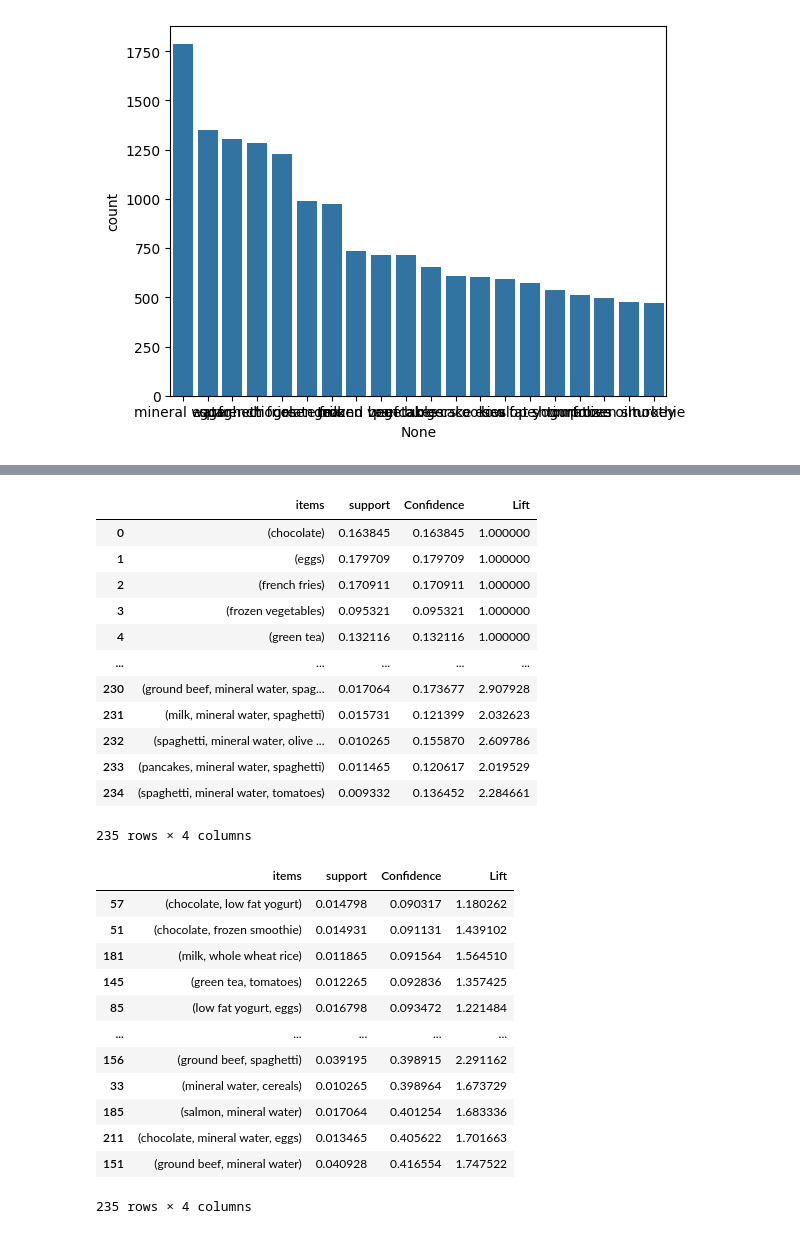
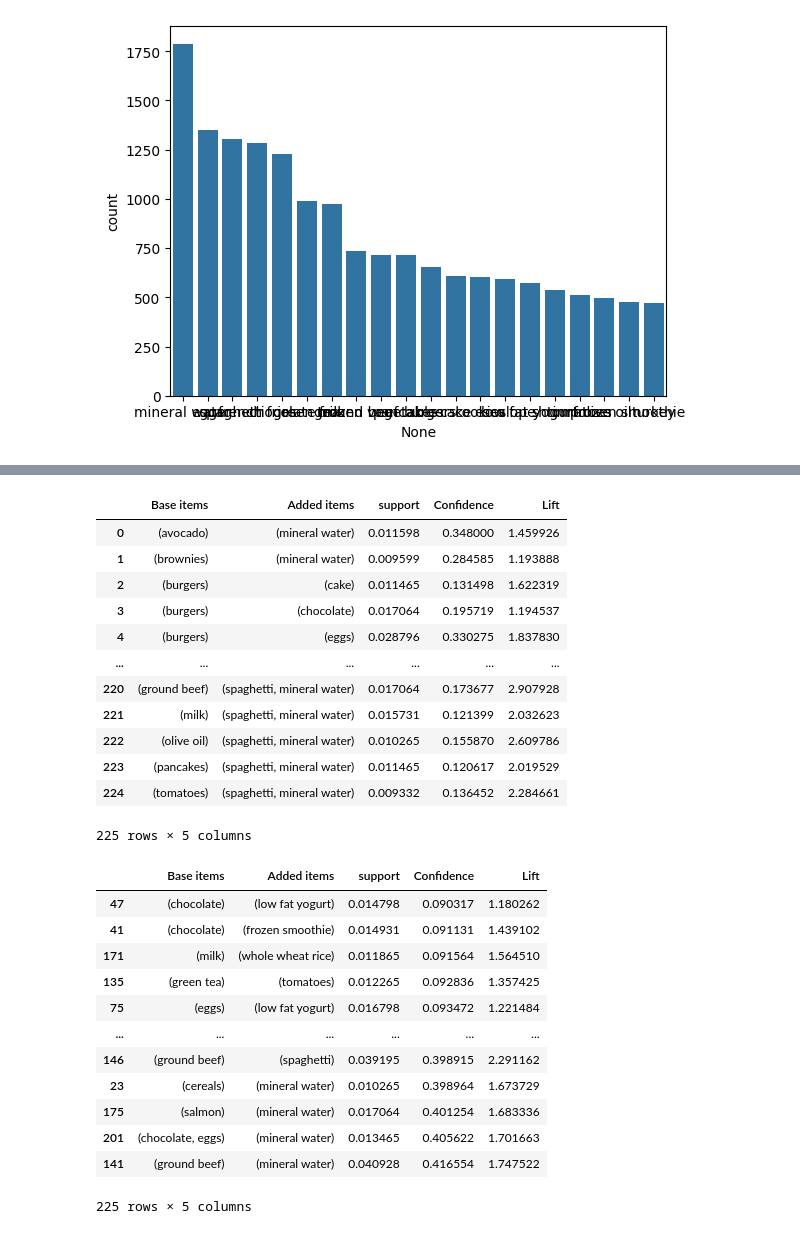
Before and after one commit to Neevs1/ML-practicals, a Jupyter notebook: Assignment 5/Assignment 5.ipynb, the cells around one changed output, grey strips where cells are left out. Drawn from its saved outputs; the diff is of its cells as text; code cells hidden in the pictures.

```diff
--- a/Assignment 5/Assignment 5.ipynb
+++ b/Assignment 5/Assignment 5.ipynb
@@ -74,52 +93,57 @@ rules2 = apriori(basketList,min_support=0.008,min_confidence=0.02)
 r2 = list(rules2)
 # %%
 frequent_items = []
+added_items = []
 supports = []
 confidences = []
 lifts = []
 # %%
 for r in r1:
-    frequent_items.append(r.items)
+    if(len(r.ordered_statistics[0].items_base)==0):
+        continue
+    frequent_items.append(r.ordered_statistics[0].items_base)
+    added_items.append(r.ordered_statistics[0].items_add)
     supports.append(r.support)
     confidences.append(r.ordered_statistics[0].confidence)
     lifts.append(r.ordered_statistics[0].lift)
 # %%
 rules1_df = pd.DataFrame()
-rules1_df['items']=frequent_items
+rules1_df['Base items']=frequent_items
+rules1_df['Added items']=added_items
 rules1_df['support']=supports
 rules1_df['Confidence']=confidences
 rules1_df['Lift']=lifts
 rules1_df
 # %% [output]
-|  | items | support | Confidence | Lift |
-| 0 | (chocolate) | 0.163845 | 0.163845 | 1.000000 |
-| 1 | (eggs) | 0.179709 | 0.179709 | 1.000000 |
-| 2 | (french fries) | 0.170911 | 0.170911 | 1.000000 |
-| 3 | (frozen vegetables) | 0.095321 | 0.095321 | 1.000000 |
-| 4 | (green tea) | 0.132116 | 0.132116 | 1.000000 |
-| ... | ... | ... | ... | ... |
-| 230 | (ground beef, mineral water, spag... | 0.017064 | 0.173677 | 2.907928 |
-| 231 | (milk, mineral water, spaghetti) | 0.015731 | 0.121399 | 2.032623 |
-| 232 | (spaghetti, mineral water, olive ... | 0.010265 | 0.155870 | 2.609786 |
-| 233 | (pancakes, mineral water, spaghetti) | 0.011465 | 0.120617 | 2.019529 |
-| 234 | (spaghetti, mineral water, tomatoes) | 0.009332 | 0.136452 | 2.284661 |
+|  | Base items | Added items | support | Confidence | Lift |
+| 0 | (avocado) | (mineral water) | 0.011598 | 0.348000 | 1.459926 |
+| 1 | (brownies) | (mineral water) | 0.009599 | 0.284585 | 1.193888 |
+| 2 | (burgers) | (cake) | 0.011465 | 0.131498 | 1.622319 |
+| 3 | (burgers) | (chocolate) | 0.017064 | 0.195719 | 1.194537 |
+| 4 | (burgers) | (eggs) | 0.028796 | 0.330275 | 1.837830 |
+| ... | ... | ... | ... | ... | ... |
+| 220 | (ground beef) | (spaghetti, mineral water) | 0.017064 | 0.173677 | 2.907928 |
+| 221 | (milk) | (spaghetti, mineral water) | 0.015731 | 0.121399 | 2.032623 |
+| 222 | (olive oil) | (spaghetti, mineral water) | 0.010265 | 0.155870 | 2.609786 |
+| 223 | (pancakes) | (spaghetti, mineral water) | 0.011465 | 0.120617 | 2.019529 |
+| 224 | (tomatoes) | (spaghetti, mineral water) | 0.009332 | 0.136452 | 2.284661 |
-235 rows × 4 columns
+225 rows × 5 columns
 # %%
 rules1_df.sort_values(by="Confidence")
 # %% [output]
-|  | items | support | Confidence | Lift |
-| 57 | (chocolate, low fat yogurt) | 0.014798 | 0.090317 | 1.180262 |
-| 51 | (chocolate, frozen smoothie) | 0.014931 | 0.091131 | 1.439102 |
-| 181 | (milk, whole wheat rice) | 0.011865 | 0.091564 | 1.564510 |
-| 145 | (green tea, tomatoes) | 0.012265 | 0.092836 | 1.357425 |
-| 85 | (low fat yogurt, eggs) | 0.016798 | 0.093472 | 1.221484 |
-| ... | ... | ... | ... | ... |
-| 156 | (ground beef, spaghetti) | 0.039195 | 0.398915 | 2.291162 |
-| 33 | (mineral water, cereals) | 0.010265 | 0.398964 | 1.673729 |
-| 185 | (salmon, mineral water) | 0.017064 | 0.401254 | 1.683336 |
-| 211 | (chocolate, mineral water, eggs) | 0.013465 | 0.405622 | 1.701663 |
-| 151 | (ground beef, mineral water) | 0.040928 | 0.416554 | 1.747522 |
+|  | Base items | Added items | support | Confidence | Lift |
+| 47 | (chocolate) | (low fat yogurt) | 0.014798 | 0.090317 | 1.180262 |
+| 41 | (chocolate) | (frozen smoothie) | 0.014931 | 0.091131 | 1.439102 |
+| 171 | (milk) | (whole wheat rice) | 0.011865 | 0.091564 | 1.564510 |
+| 135 | (green tea) | (tomatoes) | 0.012265 | 0.092836 | 1.357425 |
+| 75 | (eggs) | (low fat yogurt) | 0.016798 | 0.093472 | 1.221484 |
+| ... | ... | ... | ... | ... | ... |
+| 146 | (ground beef) | (spaghetti) | 0.039195 | 0.398915 | 2.291162 |
+| 23 | (cereals) | (mineral water) | 0.010265 | 0.398964 | 1.673729 |
+| 175 | (salmon) | (mineral water) | 0.017064 | 0.401254 | 1.683336 |
+| 201 | (chocolate, eggs) | (mineral water) | 0.013465 | 0.405622 | 1.701663 |
+| 141 | (ground beef) | (mineral water) | 0.040928 | 0.416554 | 1.747522 |
-235 rows × 4 columns
+225 rows × 5 columns
 # %%
 frequent_items.clear()
 supports.clear()
```
Also changed, not shown: parts of 3 cells of this notebook.
